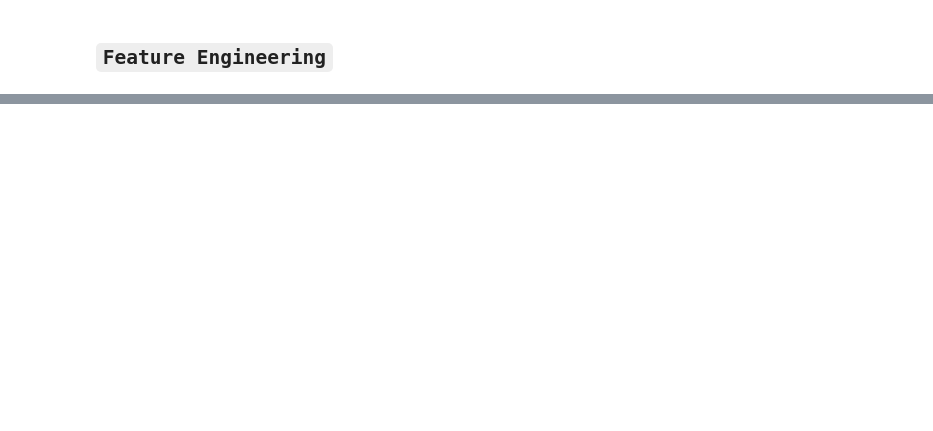
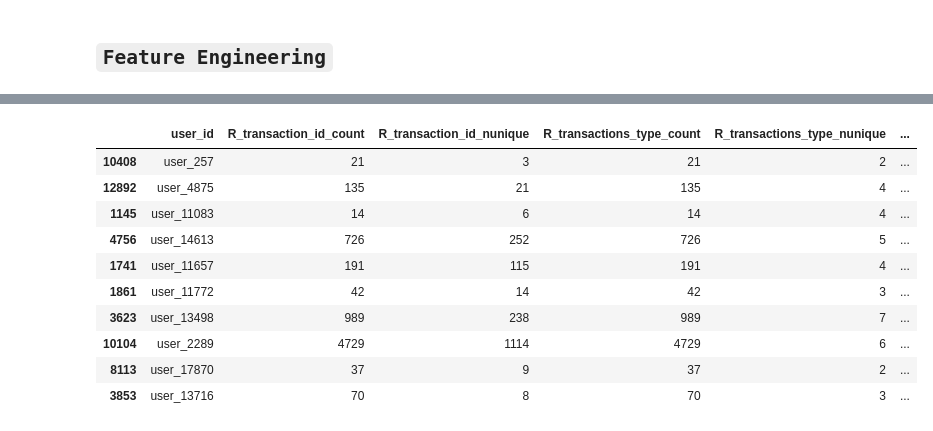
Before and after one commit to Rakesh2711/Revoultbankexam, a Jupyter notebook: Revoult_Exam.ipynb, the cells around one changed output, grey strips where cells are left out. Saved outputs shown, nothing was run; the diff lists cells and outputs as text; code cells hidden in the pictures; blank space fills up the shorter version.

```diff
--- a/Revoult_Exam.ipynb
+++ b/Revoult_Exam.ipynb
@@ -967,10 +1030,10 @@ pp       sns     unengaged_users         warnings
 # %%
-# c=['count','nunique']
-# n=['mean','max','min','sum','std']
-# agg_c={'transaction_id':c,'transactions_type':c,'transactions_currency':c,'transactions_state':c,'amount_usd':n,'transactions_state':c,\
-#        'direction':c,'t_month':c,'t_year':c,'t_day':c,\
-#        'birth_year':c,'country':c,'city':c,'user_settings_crypto_unlocked':c,'plan':c,'attributes_notifications_marketing_email':c,\
-#        'num_contacts':n,'u_month':c,'u_year':c,'u_day':c,'brand':c,'reason':c,'channel':c,\
-#        'status':c,'n_month':c,'n_year':c,'n_day':c ,'tran_count_each_user':n}
-# df_main_new=df_main_new.groupby(['user_id']).agg(agg_c)
-# df_main_new.head()
+c=['count','nunique']
+n=['mean','max','min','sum','std']
+agg_c={'transaction_id':c,'transactions_type':c,'transactions_currency':c,'transactions_state':c,'amount_usd':n,'transactions_state':c,\
+       'direction':c,'t_month':c,'t_year':c,'t_day':c,\
+       'birth_year':c,'country':c,'city':c,'user_settings_crypto_unlocked':c,'plan':c,'attributes_notifications_marketing_email':c,\
+       'num_contacts':n,'u_month':c,'u_year':c,'u_day':c,'brand':c,'reason':c,'channel':c,\
+       'status':c,'n_month':c,'n_year':c,'n_day':c ,'tran_count_each_user':n}
+df_train=df_train.groupby(['user_id']).agg(agg_c)
+df_train.head()
@@ -977,4 +1049,4 @@ pp       sns     unengaged_users         warnings
 # %%
-# df_main_new.columns=['R_' + '_'.join(col).strip() for col in df_main_new.columns.values]
-# df_main_new.reset_index(inplace=True)
-# df_main_new.head()
+df_train.columns=['R_' + '_'.join(col).strip() for col in df_train.columns.values]
+df_train.reset_index(inplace=True)
+df_train.head()
@@ -980,0 +1060,14 @@ pp       sns     unengaged_users         warnings
+# %%
+df_train.sample(10)
+# %% [output]
+|  | user_id | R_transaction_id_count | R_transaction_id_nunique | R_transactions_type_count | R_transactions_type_nunique | ... |
+| 10408 | user_257 | 21 | 3 | 21 | 2 | ... |
+| 12892 | user_4875 | 135 | 21 | 135 | 4 | ... |
+| 1145 | user_11083 | 14 | 6 | 14 | 4 | ... |
+| 4756 | user_14613 | 726 | 252 | 726 | 5 | ... |
+| 1741 | user_11657 | 191 | 115 | 191 | 4 | ... |
+| 1861 | user_11772 | 42 | 14 | 42 | 3 | ... |
+| 3623 | user_13498 | 989 | 238 | 989 | 7 | ... |
+| 10104 | user_2289 | 4729 | 1114 | 4729 | 6 | ... |
+| 8113 | user_17870 | 37 | 9 | 37 | 2 | ... |
+| 3853 | user_13716 | 70 | 8 | 70 | 3 | ... |
```
Also changed, not shown: parts of 37 cells of this notebook.
